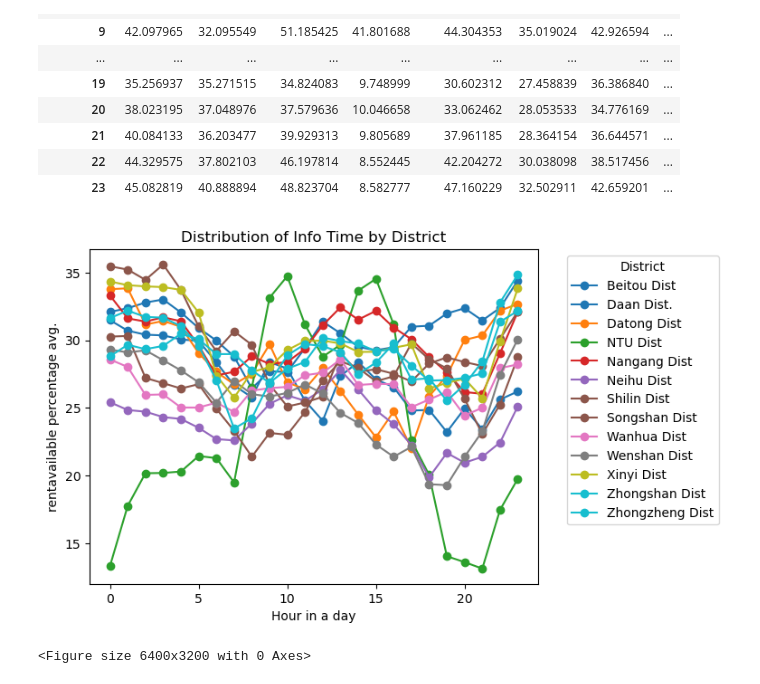
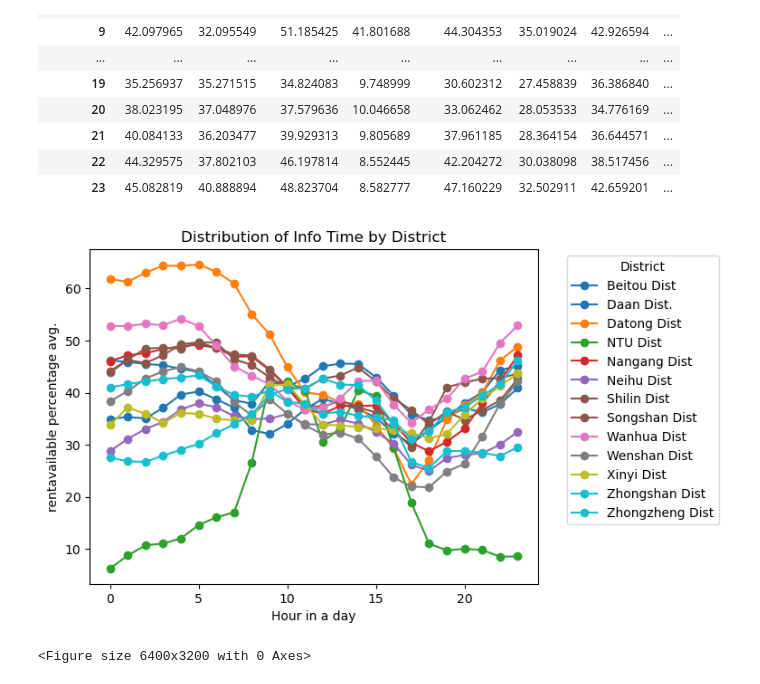
Before and after one commit to victorDeveloper0821/UbikeDataAnalysis, a Jupyter notebook: youBikeAnalytics.ipynb, the cells around one changed output. Cells and saved outputs as stored; diff of their text form; code cells hidden in the pictures.

```diff
--- a/youBikeAnalytics.ipynb
+++ b/youBikeAnalytics.ipynb
@@ -262,22 +264,21 @@ groupByHourAndDistrict['ratio'].mean().unstack()
 # %%
 
 # 按照 'district_en' 和 'info_time' 聚合
-grouped = groupByHourAndDistrict['ratio'].std().unstack()
+grouped = groupByHourAndDistrict['ratio'].mean().unstack()
 
 colors = plt.cm.get_cmap('tab10', len(grouped.columns))
 
 for i,area in enumerate(grouped.columns):
     plt.plot(grouped.index, grouped[area], marker='o', label=area, color=colors(i))
 
 plt.title('Distribution of Info Time by District')
 plt.xlabel('Hour in a day')
 plt.ylabel('rentavailable percentage avg.')
 plt.legend(title='District', bbox_to_anchor=(1.05, 1), loc='upper left')
-#plt.tight_layout()
 plt.figure(figsize=(64, 32))
 plt.show()
 # %% [output]
-[figure, old version]
+[figure, new version]
 <Figure size 6400x3200 with 0 Axes>
 # %%
 groupByStation = bikecsv.groupby(['station_name'], as_index=False)
```
Also changed, not shown: parts of 4 cells of this notebook.
